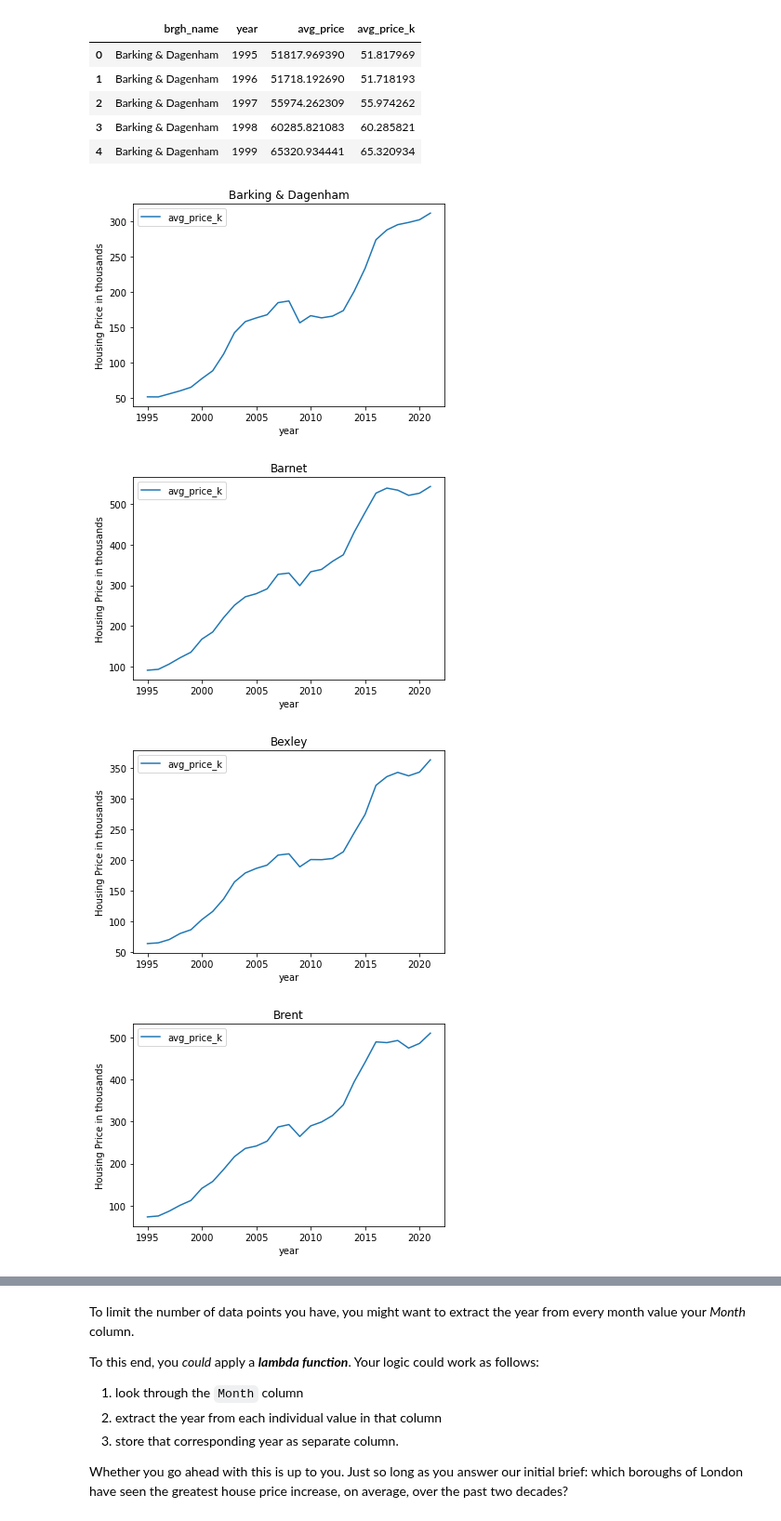
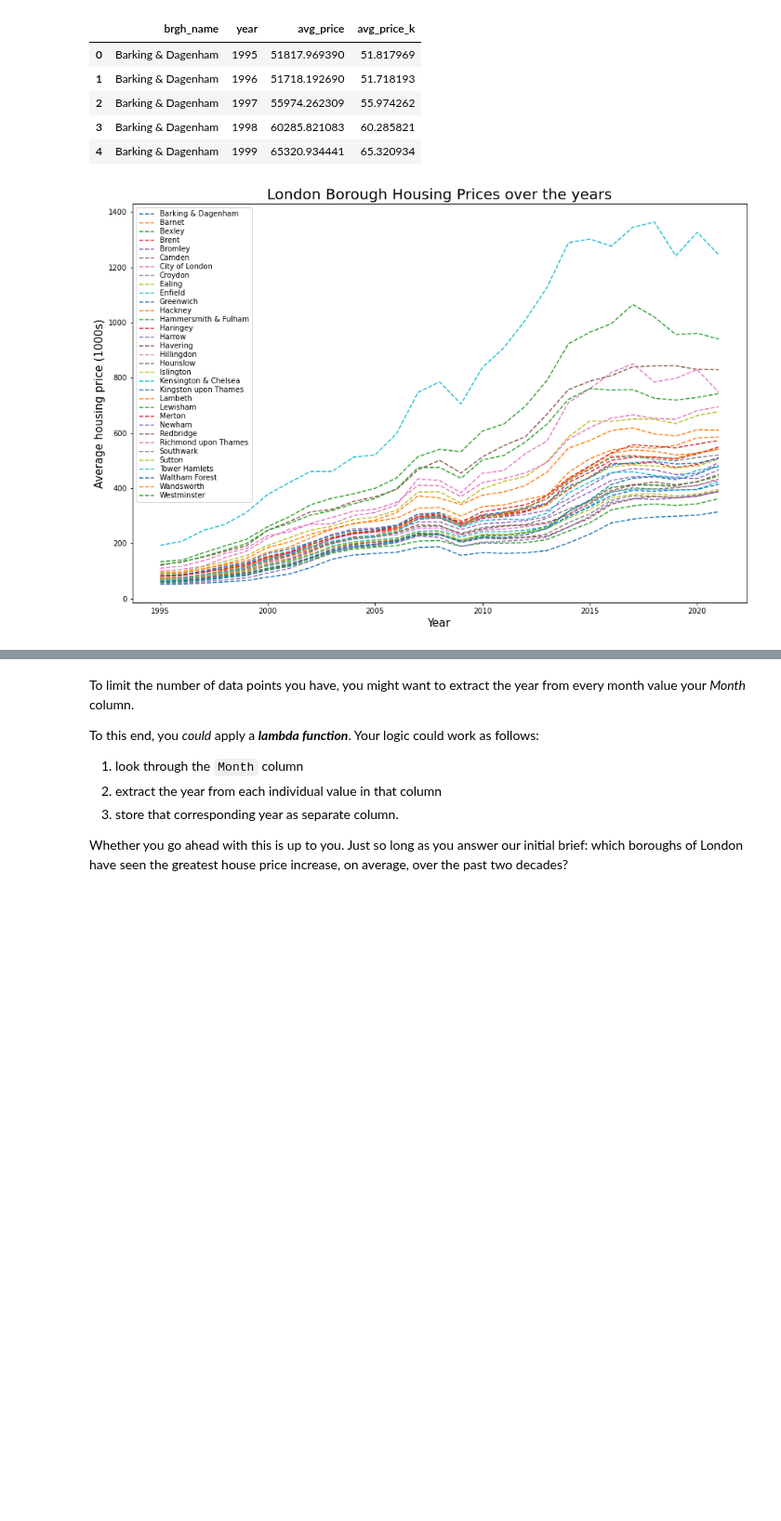
Before and after one commit to Jaester88/Springboard, a Jupyter notebook: 210728_JaeC_Aug21_Unit_4_Challenge_Tier_3.ipynb, the cells around one changed output, grey strips where cells are left out. Shown at 93% size. Cells and saved outputs as stored; diff of their text form; code cells hidden in the pictures; blank space fills up the shorter version.

Commit message:
Changes to graphs to prettify

```diff
--- a/210728_JaeC_Aug21_Unit_4_Challenge_Tier_3.ipynb
+++ b/210728_JaeC_Aug21_Unit_4_Challenge_Tier_3.ipynb
@@ -124,4 +124,4 @@ properties_t = properties.transpose().reset_index()
 # %%
 # Set columns as first row: date (month) values
 properties_t.columns = properties_t.iloc[0]
-properties_t = properties_t.iloc[1:,:]
+properties_t = properties_t.drop(0)
@@ -241,21 +270,28 @@ properties_plot.head()
 # %%
 # Empty dictionary to contain the rise in prices from 1998 to 2018 by Borough
 price_rise_by_brgh = {}
+
+# Set up Figure
+fig, ax = plt.subplots()
+fig.set_size_inches(15, 10)
+ax.set_xlabel('Year', fontsize=15)
+ax.set_ylabel('Average housing price (1000s)', fontsize=15)
+ax.set_title('London Borough Housing Prices over the years', fontsize=20)
 
 # For each Borough, this for loops will: 1) Plot a line graph; and 2) Populate price_rise_by_brgh
 for brgh in properties_plot['brgh_name'].unique() :
 
     # Plot a line graph tracking 'avg_price_k' over the years
     brgh_sub = properties_plot[properties_plot['brgh_name'] == brgh]
-    brgh_plot = brgh_sub.plot(x='year', y='avg_price_k', title=str(brgh))
-    brgh_plot.set_ylabel('Housing Price in thousands')
+    ax.plot(brgh_sub['year'], brgh_sub['avg_price_k'], linestyle='--', label=brgh)
 
     # Populate dictionary price_rise_by_brgh with (Borough name: price ratio of 2018 to 1998)
     p2018 = float(brgh_sub[brgh_sub['year'] == 2018]['avg_price_k'])
     p1998 = float(brgh_sub[brgh_sub['year'] == 1998]['avg_price_k'])
     price_rise_by_brgh[brgh] = [p2018/p1998]
+
+# Display figure
+ax.legend(labelspacing=0.2)
+plt.show()
 # %% [output]
-[figure, old version]
+[figure, new version]
-[figure, removed]
-[figure, removed]
-[figure, removed]
```
Also changed, not shown: parts of 6 cells of this notebook.
